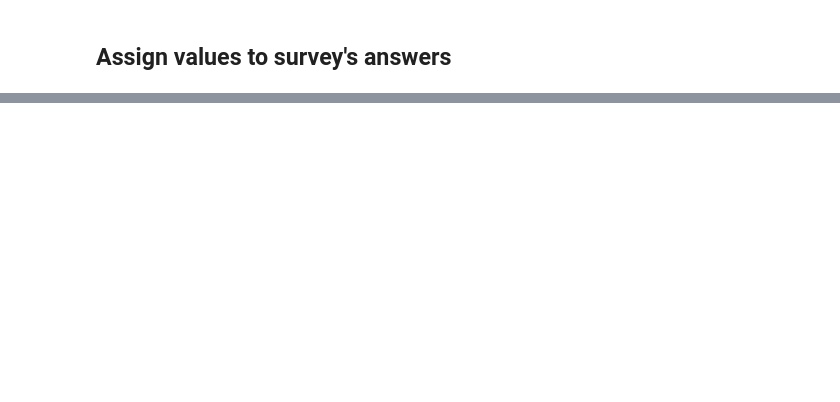
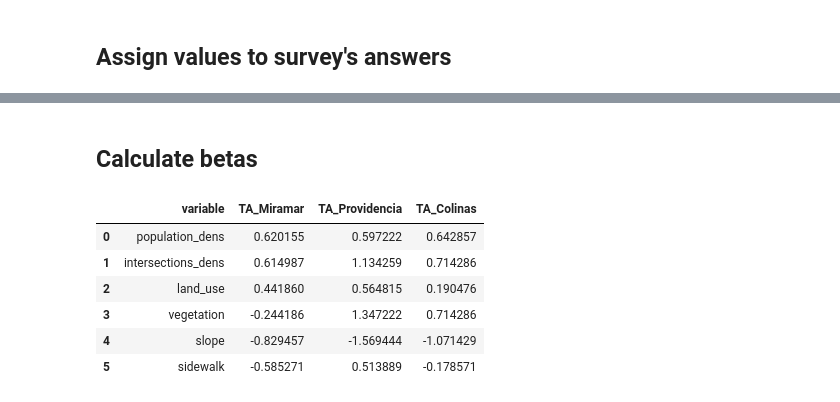
Before and after one commit to Observatorio-Ciudades/vref_walkability_index, a Jupyter notebook: notebooks/03_BT_01_Betas_v1.ipynb, the cells around one changed output, grey strips where cells are left out. Cells and saved outputs as stored; diff of their text form; code cells hidden in the pictures; blank space fills up the shorter version.

Commit message:
Betas_v1 WIP02

```diff
--- a/notebooks/03_BT_01_Betas_v1.ipynb
+++ b/notebooks/03_BT_01_Betas_v1.ipynb
@@ -182,0 +333,50 @@ surveys_f.head(5)
+# %% [markdown]
+## Calculate betas
+# %%
+betas_df = pd.DataFrame()
+
+questions_variables_dct = {'population_dens':['36'],
+                           'intersections_dens':['37','38','39'],
+                           'land_use':['40','41','42'],
+                           'vegetation':['43','44'],
+                           'slope':['45'],
+                           'sidewalk':['46','47']
+                          }
+
+# Calculate betas by variable for each territory
+for territory in list(surveys_f.territory.unique()):
+
+    # Each territory's data is registered as a dict. in rows
+    rows = []
+
+    for variable, question_list in questions_variables_dct.items():
+
+        # List all question average values
+        var_values = []
+        for question in question_list:
+            idx_question = question_summary_df.question==question
+            question_avg = question_summary_df.loc[idx_question,territory].values[0]
+            var_values.append(question_avg)
+
+        # Get an average of those averages
+        variable_avg = sum(var_values) / len(var_values)
+
+        # Register in rows
+        rows.append({'variable': variable, territory: variable_avg})
+
+    # Register territory data in betas_df
+    territory_df = pd.DataFrame(rows)
+    if betas_df.empty:
+        betas_df = territory_df
+    else:
+        betas_df = pd.merge(betas_df, territory_df, on='variable')
+
+betas_df
+# %% [output]
+|  | variable | TA_Miramar | TA_Providencia | TA_Colinas |
+| 0 | population_dens | 0.620155 | 0.597222 | 0.642857 |
+| 1 | intersections_dens | 0.614987 | 1.134259 | 0.714286 |
+| 2 | land_use | 0.441860 | 0.564815 | 0.190476 |
+| 3 | vegetation | -0.244186 | 1.347222 | 0.714286 |
+| 4 | slope | -0.829457 | -1.569444 | -1.071429 |
+| 5 | sidewalk | -0.585271 | 0.513889 | -0.178571 |
```
Also changed, not shown: parts of 11 cells of this notebook.
